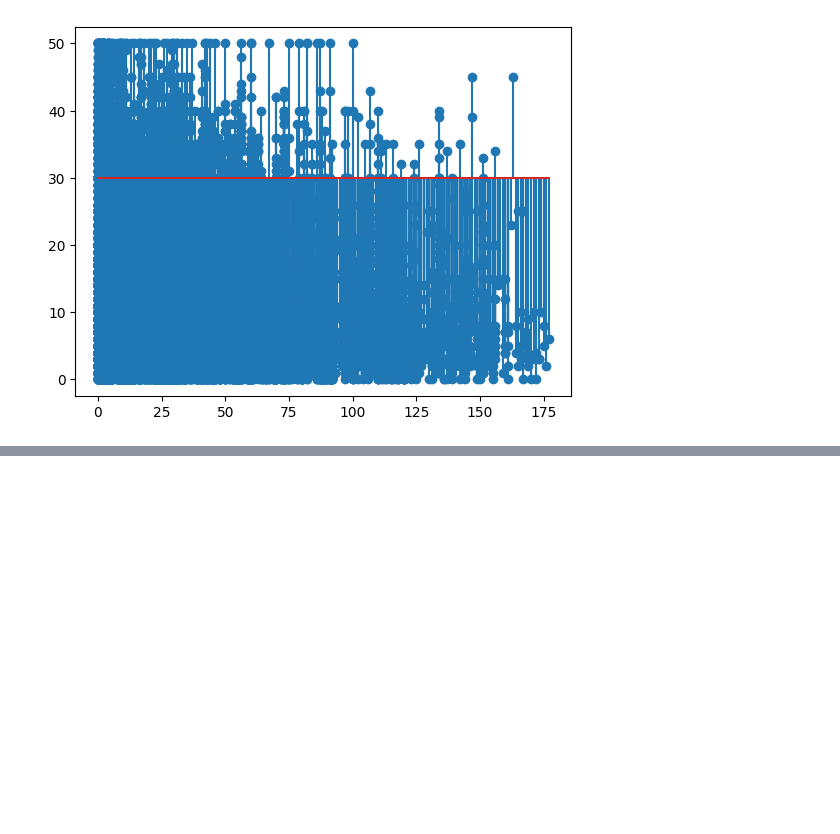
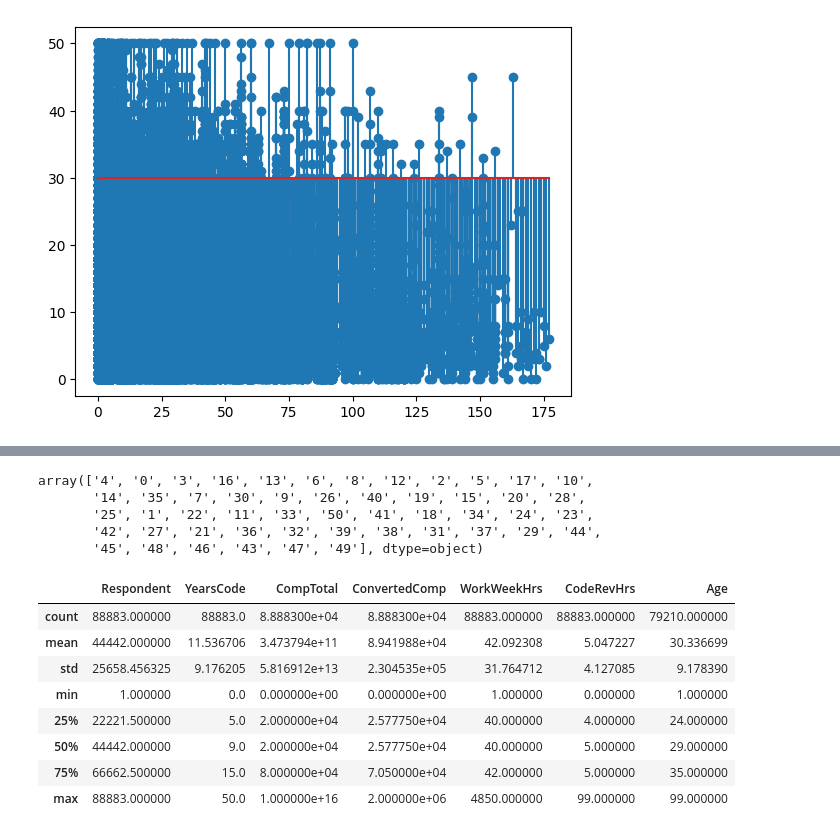
Before and after one commit to Abhisingh980/dataVisualization, a Jupyter notebook: deepnote/learning_pyhton_library/pandas tutorial-matplotlib.ipynb, the cells around one changed output, grey strips where cells are left out. Saved outputs shown, nothing was run; the diff lists cells and outputs as text; code cells hidden in the pictures; blank space fills up the shorter version.

```diff
--- a/deepnote/learning_pyhton_library/pandas tutorial-matplotlib.ipynb
+++ b/deepnote/learning_pyhton_library/pandas tutorial-matplotlib.ipynb
@@ -452,7 +452,7 @@ Country      132
 YearsCode    945
 dtype: int64
 # %%
-refres = df[['Country','YearsCode']].dropna(axis=0)
+df[['Country']] = df[['Country']].dropna(axis=0)
 # %%
 refres[['Country','YearsCode']].isnull().sum()
 # %% [output]
@@ -493,0 +507,12 @@ fig.savefig('stemplot.png',format='png',dpi=1000)
+# %%
+df['YearsCode'] = df['YearsCode'].replace('<NA>','0')
+df['YearsCode'] = df['YearsCode'].replace('nan','0')
+df['YearsCode'] = df['YearsCode'].replace('Less than 1 year','0')
+df['YearsCode'] = df['YearsCode'].replace('More than 50 years','50')
+df['YearsCode'].unique()
+# %% [output]
+array(['4', '0', '3', '16', '13', '6', '8', '12', '2', '5', '17', '10',
+       '14', '35', '7', '30', '9', '26', '40', '19', '15', '20', '28',
+       '25', '1', '22', '11', '33', '50', '41', '18', '34', '24', '23',
+       '42', '27', '21', '36', '32', '39', '38', '31', '37', '29', '44',
+       '45', '48', '46', '43', '47', '49'], dtype=object)
@@ -493,0 +521,12 @@ fig.savefig('stemplot.png',format='png',dpi=1000)
+# %%
+df.describe()
+# %% [output]
+|  | Respondent | YearsCode | CompTotal | ConvertedComp | WorkWeekHrs | CodeRevHrs | Age |
+| count | 88883.000000 | 88883.0 | 8.888300e+04 | 8.888300e+04 | 88883.000000 | 88883.000000 | 79210.000000 |
+| mean | 44442.000000 | 11.536706 | 3.473794e+11 | 8.941988e+04 | 42.092308 | 5.047227 | 30.336699 |
+| std | 25658.456325 | 9.176205 | 5.816912e+13 | 2.304535e+05 | 31.764712 | 4.127085 | 9.178390 |
+| min | 1.000000 | 0.0 | 0.000000e+00 | 0.000000e+00 | 1.000000 | 0.000000 | 1.000000 |
+| 25% | 22221.500000 | 5.0 | 2.000000e+04 | 2.577750e+04 | 40.000000 | 4.000000 | 24.000000 |
+| 50% | 44442.000000 | 9.0 | 2.000000e+04 | 2.577750e+04 | 40.000000 | 5.000000 | 29.000000 |
+| 75% | 66662.500000 | 15.0 | 8.000000e+04 | 7.050000e+04 | 42.000000 | 5.000000 | 35.000000 |
+| max | 88883.000000 | 50.0 | 1.000000e+16 | 2.000000e+06 | 4850.000000 | 99.000000 | 99.000000 |
```
Also changed, not shown: parts of 8 cells of this notebook.
